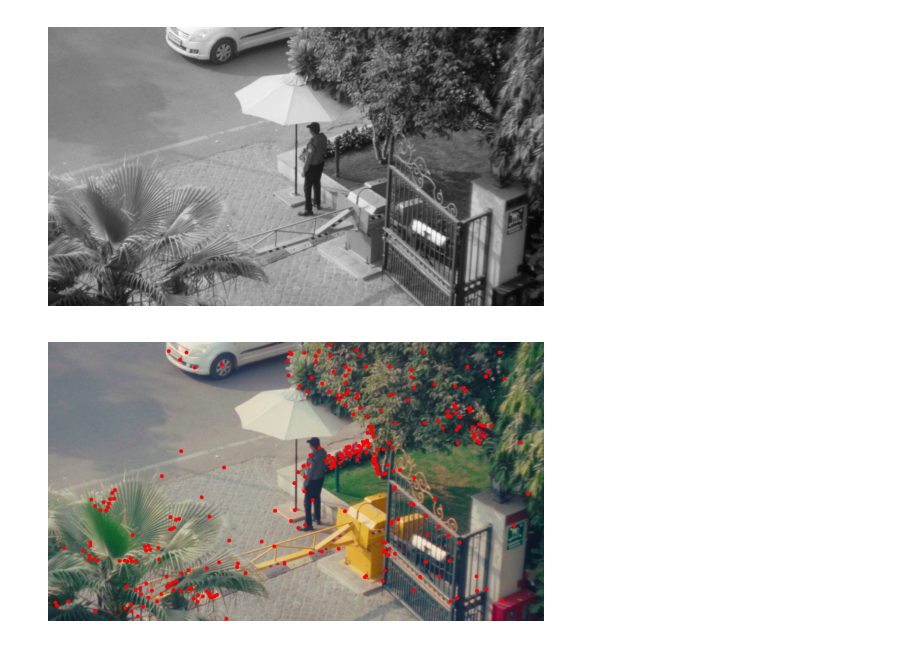
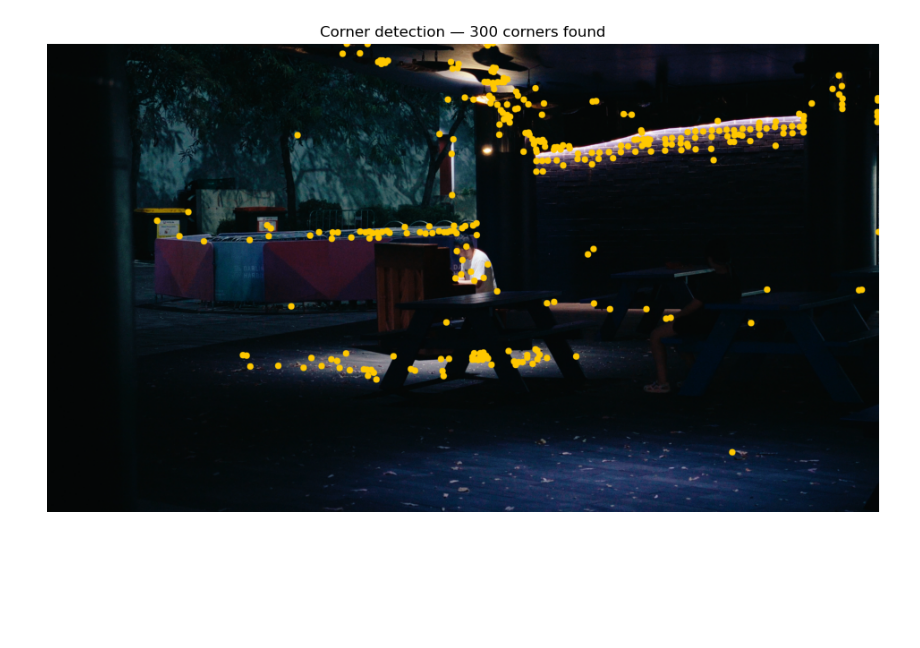
Before and after one commit to Onion-was-here/Orion-s-Stabilizer, a Jupyter notebook: main.ipynb, the cells around one changed output. Saved outputs shown, nothing was run; the diff lists cells and outputs as text; code cells hidden in the pictures; blank space fills up the shorter version.

```diff
--- a/main.ipynb
+++ b/main.ipynb
@@ -8,17 +7,0 @@ VIDEO = "shaky cam footage.mov"
-# %%
-cap = cv.VideoCapture('shaky cam footage.mov')
-
-if not cap.isOpened():
-    print("Error: Cant open video or camera.")
-
-ret, frame = cap.read()
-
-if ret:
-#display first frame
-    frame_rgb = cv.cvtColor(frame, cv.COLOR_BGR2RGB)
-
-    plt.imshow(frame_rgb)
-    plt.axis("off")
-else:
-    print("Error: Cant read the frame.")
-cap.release()
@@ -39,23 +100,19 @@ def getNthframe(video, frame_number):
 # %%
-img = getNthframe("shaky cam footage.mov", 200)
-img = cv.cvtColor(img, cv.COLOR_BGR2RGB)
+img  = getNthframe(VIDEO, 23)
+gray = cv.cvtColor(img, cv.COLOR_BGR2GRAY)
 
-gray = cv.cvtColor(img, cv.COLOR_BGR2GRAY)
-plt.figure()
-plt.imshow(gray, cmap="gray")
-plt.axis("off")
-
-corners = cv.goodFeaturesToTrack(gray,300,0.01,10)
+corners = cv.goodFeaturesToTrack(gray, 300, 0.01, 10)
 corners = corners.astype(int)
 
+vis = img.copy()
 for i in corners:
-    x,y = i.ravel()
-    cv.circle(img,(x,y),15,255,-1)
+    x, y = i.ravel()
+    cv.circle(vis, (x, y), 15, (0, 200, 255), -1)
 
-plt.figure()
-plt.imshow(img)
-plt.axis("off")
+plt.figure(figsize=(12, 7))
+plt.imshow(cv.cvtColor(vis, cv.COLOR_BGR2RGB))
+plt.axis('off')
+plt.title(f'Corner detection — {len(corners)} corners found')
 plt.show()
 # %% [output]
-[figure, old version]
+[figure, new version]
-[figure, removed]
```
Also changed, not shown: parts of 12 cells of this notebook, 1 other file.
